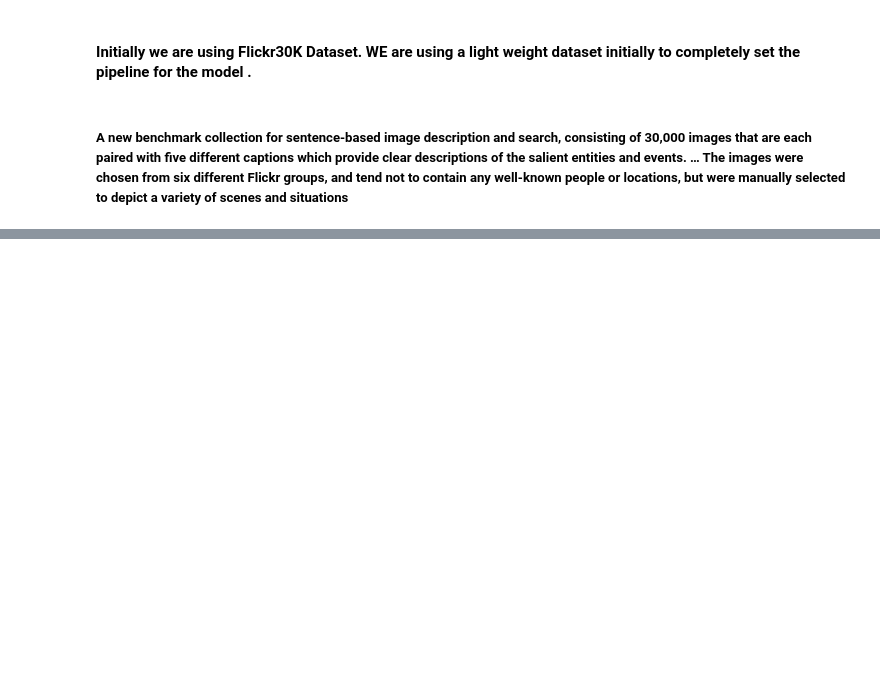
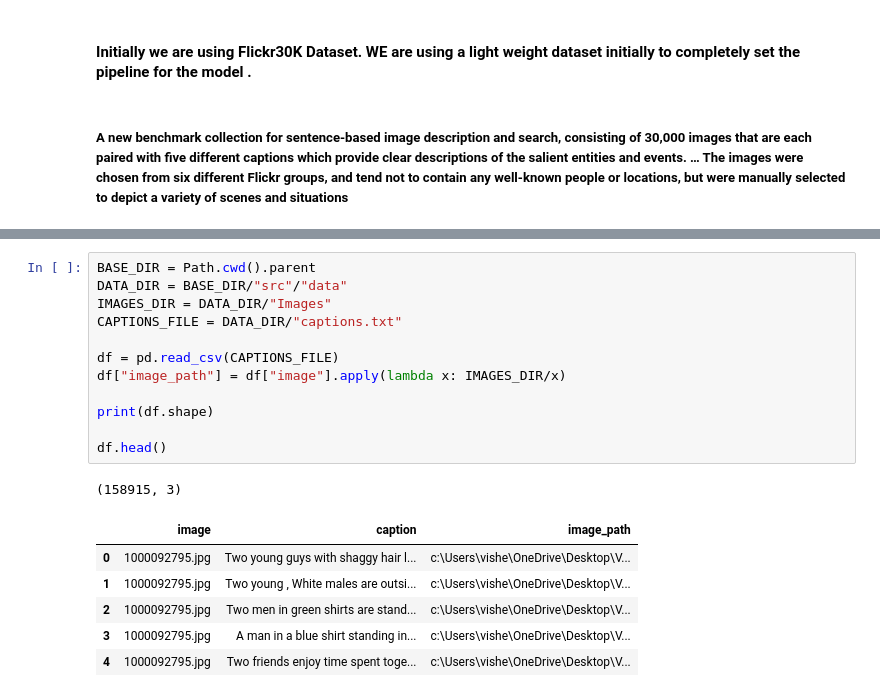
Before and after one commit to harmandugri15/VisionNarrator, a Jupyter notebook: notebooks/data_exploration.ipynb, the cells around one changed output, grey strips where cells are left out. Cells and saved outputs as stored; diff of their text form; blank space fills up the shorter version.

```diff
--- a/notebooks/data_exploration.ipynb
+++ b/notebooks/data_exploration.ipynb
@@ -24,0 +32,20 @@ Downloading to C:\Users\vishe\OneDrive\Desktop\VisionNarrator\VisionNarrator\src
+# %%
+BASE_DIR = Path.cwd().parent
+DATA_DIR = BASE_DIR/"src"/"data"
+IMAGES_DIR = DATA_DIR/"Images"
+CAPTIONS_FILE = DATA_DIR/"captions.txt"
+
+df = pd.read_csv(CAPTIONS_FILE)
+df["image_path"] = df["image"].apply(lambda x: IMAGES_DIR/x)
+
+print(df.shape)
+
+df.head()
+# %% [output]
+(158915, 3)
+|  | image | caption | image_path |
+| 0 | 1000092795.jpg | Two young guys with shaggy hair l... | c:\Users\vishe\OneDrive\Desktop\V... |
+| 1 | 1000092795.jpg | Two young , White males are outsi... | c:\Users\vishe\OneDrive\Desktop\V... |
+| 2 | 1000092795.jpg | Two men in green shirts are stand... | c:\Users\vishe\OneDrive\Desktop\V... |
+| 3 | 1000092795.jpg | A man in a blue shirt standing in... | c:\Users\vishe\OneDrive\Desktop\V... |
+| 4 | 1000092795.jpg | Two friends enjoy time spent toge... | c:\Users\vishe\OneDrive\Desktop\V... |
```
Also changed, not shown: parts of 14 cells of this notebook.
